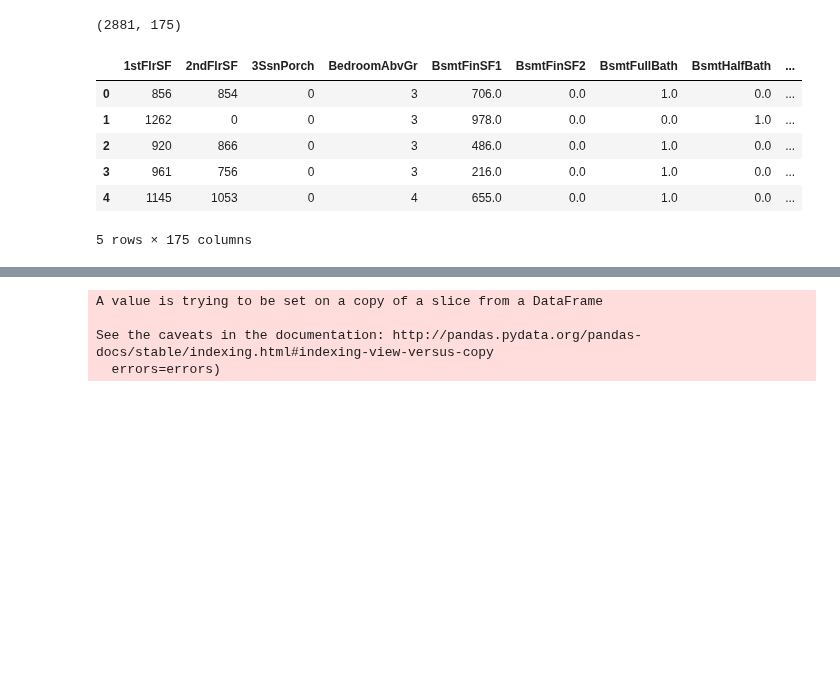
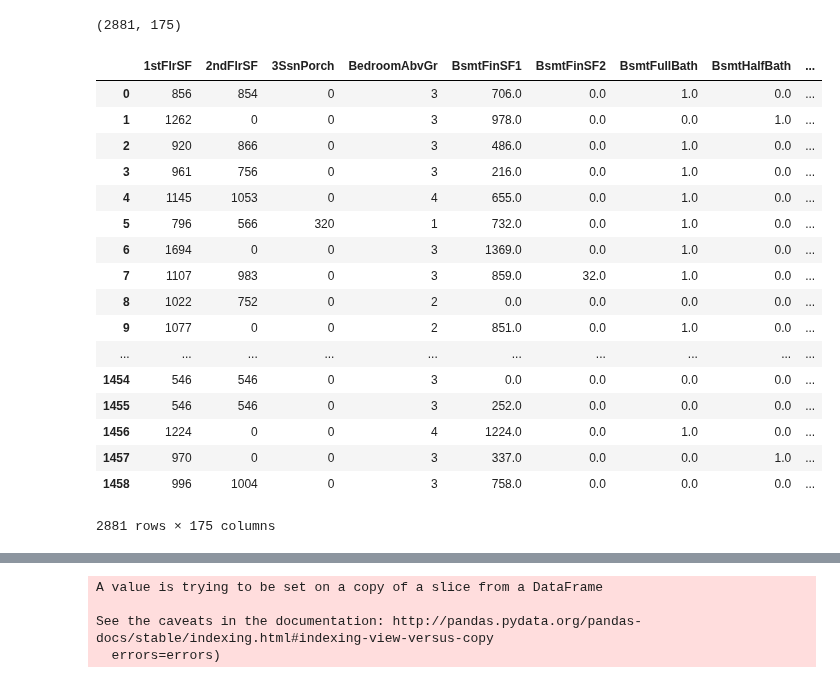
Before and after one commit to krishnaik06/Kaggle-Competitions, a Jupyter notebook: Advance House PRice PRediction/Final Projects Kaggle.ipynb, the cells around one changed output, grey strips where cells are left out. Drawn from its saved outputs; the diff is of its cells as text; code cells hidden in the pictures; blank space fills up the shorter version.

```diff
--- a/Advance House PRice PRediction/Final Projects Kaggle.ipynb
+++ b/Advance House PRice PRediction/Final Projects Kaggle.ipynb
@@ -237,15 +257,26 @@ final_df.shape
 # %% [output]
 (2881, 175)
 # %%
-final_df.head()
+final_df
 # %% [output]
 |  | 1stFlrSF | 2ndFlrSF | 3SsnPorch | BedroomAbvGr | BsmtFinSF1 | BsmtFinSF2 | BsmtFullBath | BsmtHalfBath | ... |
 | 0 | 856 | 854 | 0 | 3 | 706.0 | 0.0 | 1.0 | 0.0 | ... |
 | 1 | 1262 | 0 | 0 | 3 | 978.0 | 0.0 | 0.0 | 1.0 | ... |
 | 2 | 920 | 866 | 0 | 3 | 486.0 | 0.0 | 1.0 | 0.0 | ... |
 | 3 | 961 | 756 | 0 | 3 | 216.0 | 0.0 | 1.0 | 0.0 | ... |
 | 4 | 1145 | 1053 | 0 | 4 | 655.0 | 0.0 | 1.0 | 0.0 | ... |
+| 5 | 796 | 566 | 320 | 1 | 732.0 | 0.0 | 1.0 | 0.0 | ... |
+| 6 | 1694 | 0 | 0 | 3 | 1369.0 | 0.0 | 1.0 | 0.0 | ... |
+| 7 | 1107 | 983 | 0 | 3 | 859.0 | 32.0 | 1.0 | 0.0 | ... |
+| 8 | 1022 | 752 | 0 | 2 | 0.0 | 0.0 | 0.0 | 0.0 | ... |
+| 9 | 1077 | 0 | 0 | 2 | 851.0 | 0.0 | 1.0 | 0.0 | ... |
+| ... | ... | ... | ... | ... | ... | ... | ... | ... | ... |
+| 1454 | 546 | 546 | 0 | 3 | 0.0 | 0.0 | 0.0 | 0.0 | ... |
+| 1455 | 546 | 546 | 0 | 3 | 252.0 | 0.0 | 0.0 | 0.0 | ... |
+| 1456 | 1224 | 0 | 0 | 4 | 1224.0 | 0.0 | 1.0 | 0.0 | ... |
+| 1457 | 970 | 0 | 0 | 3 | 337.0 | 0.0 | 0.0 | 1.0 | ... |
+| 1458 | 996 | 1004 | 0 | 3 | 758.0 | 0.0 | 0.0 | 0.0 | ... |
-5 rows × 175 columns
+2881 rows × 175 columns
 # %%
 df_Train=final_df.iloc[:1422,:]
 df_Test=final_df.iloc[1422:,:]
```
Also changed, not shown: parts of 43 cells of this notebook.
